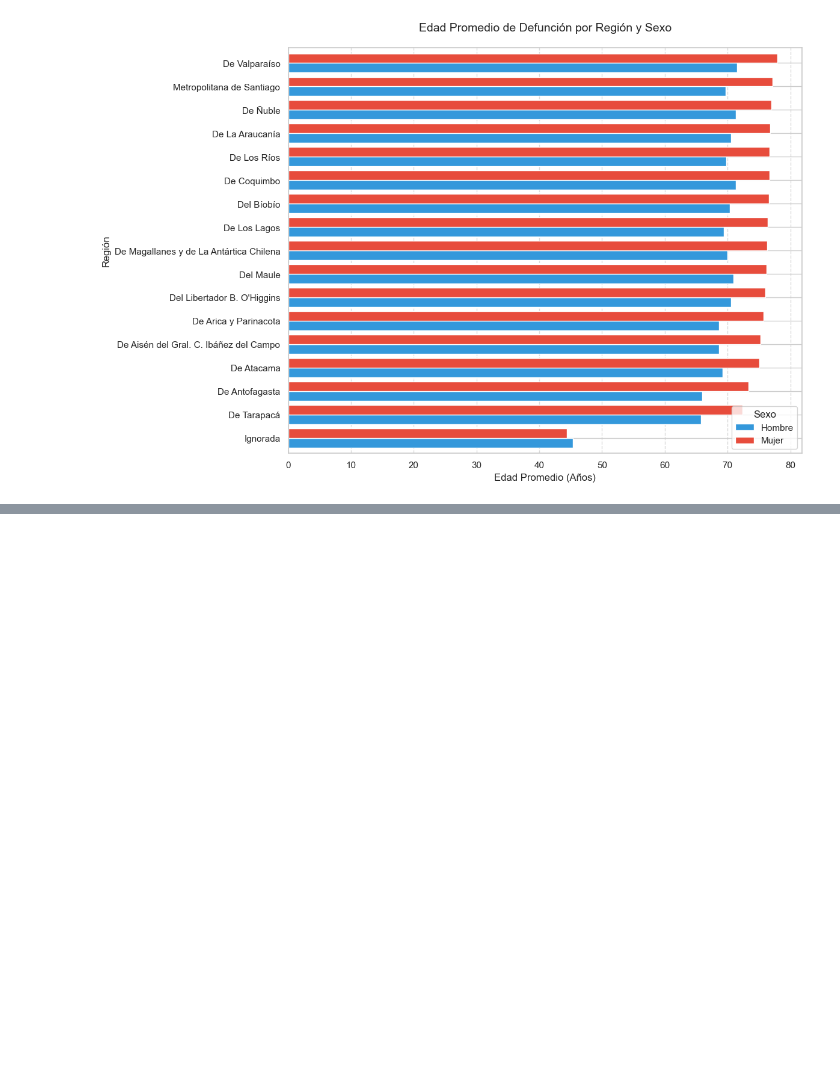
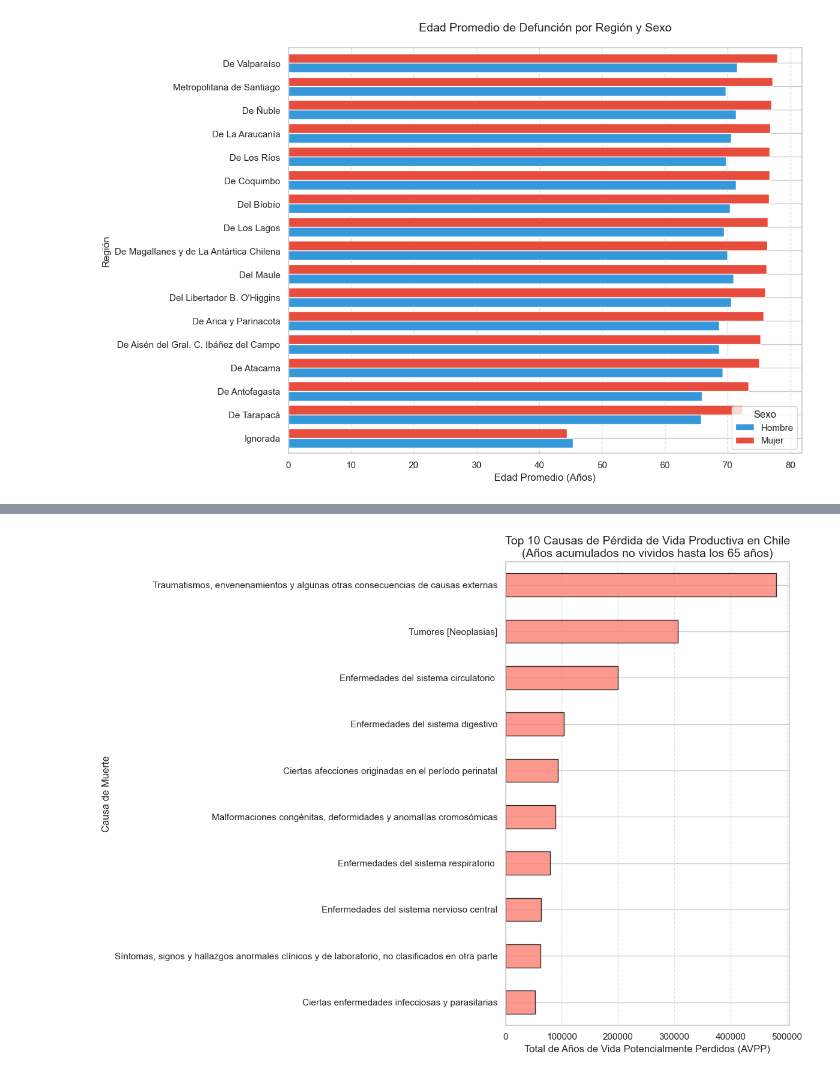
Before and after one commit to Bladex12/proyecto-analisis, a Jupyter notebook: trabajo.ipynb, the cells around one changed output, grey strips where cells are left out. Drawn from its saved outputs; the diff is of its cells as text; code cells hidden in the pictures; blank space fills up the shorter version.

```diff
--- a/trabajo.ipynb
+++ b/trabajo.ipynb
@@ -372,0 +500,20 @@ plt.show()
+# %%
+# 1. Filtrar menores de 65 años y calcular años perdidos
+df_productiva = df[df['EDAD_CANT'] < 65].copy()
+df_productiva['AVPP'] = 65 - df_productiva['EDAD_CANT']
+
+# 2. Agrupar por diagnóstico y sumar el total de años "robados"
+ranking_avpp = df_productiva.groupby('GLOSA_CAPITULO_DIAG1')['AVPP'].sum().sort_values(ascending=True)
+
+# 3. Visualización (Gráfico de Barras Horizontales con gradiente)
+plt.figure(figsize=(12, 9))
+ranking_avpp.tail(10).plot(kind='barh', color='salmon', edgecolor='black', alpha=0.8)
+
+plt.title('Top 10 Causas de Pérdida de Vida Productiva en Chile\n(Años acumulados no vividos hasta los 65 años)', fontsize=14)
+plt.xlabel('Total de Años de Vida Potencialmente Perdidos (AVPP)', fontsize=12)
+plt.ylabel('Causa de Muerte', fontsize=12)
+plt.grid(axis='x', linestyle='--', alpha=0.6)
+plt.tight_layout()
+plt.show()
+# %% [output]
+[figure, added]
```
Also changed, not shown: parts of 7 cells of this notebook.
